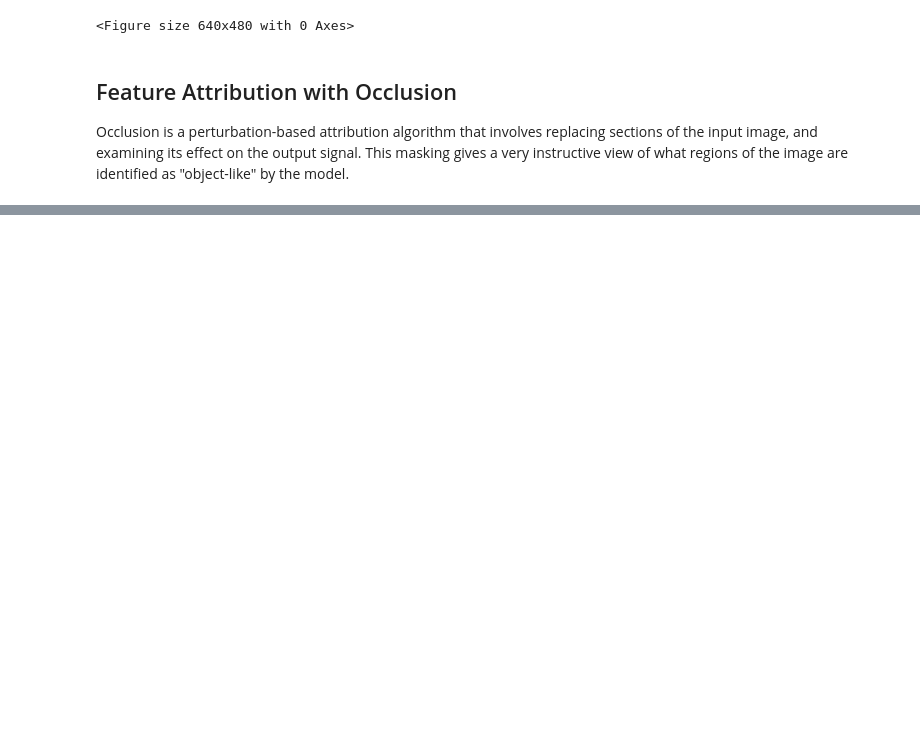
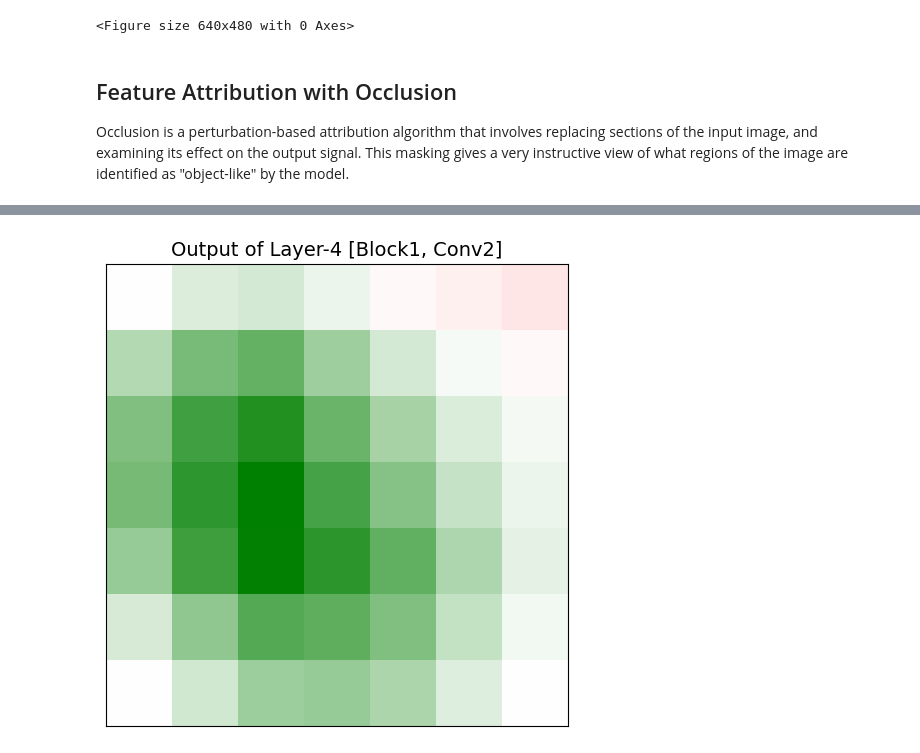
Before and after one commit to DracoY-code/pytorch-tutorial-assets, a Jupyter notebook: notebooks/07_model_understanding_with_captum.ipynb, the cells around one changed output, grey strips where cells are left out. Cells and saved outputs as stored; diff of their text form; code cells hidden in the pictures; blank space fills up the shorter version.

```diff
--- a/notebooks/07_model_understanding_with_captum.ipynb
+++ b/notebooks/07_model_understanding_with_captum.ipynb
@@ -311,0 +382,9 @@ plt.show();
+# %%
+# Plot for the final convolutional layer
+examine_layer(
+    model=resnet_model,
+    layer=resnet_model.layer4[1].conv2,
+    title='Output of Layer-4 [Block1, Conv2]',
+)
+# %% [output]
+[figure, added]
```
Also changed, not shown: parts of 14 cells of this notebook.
